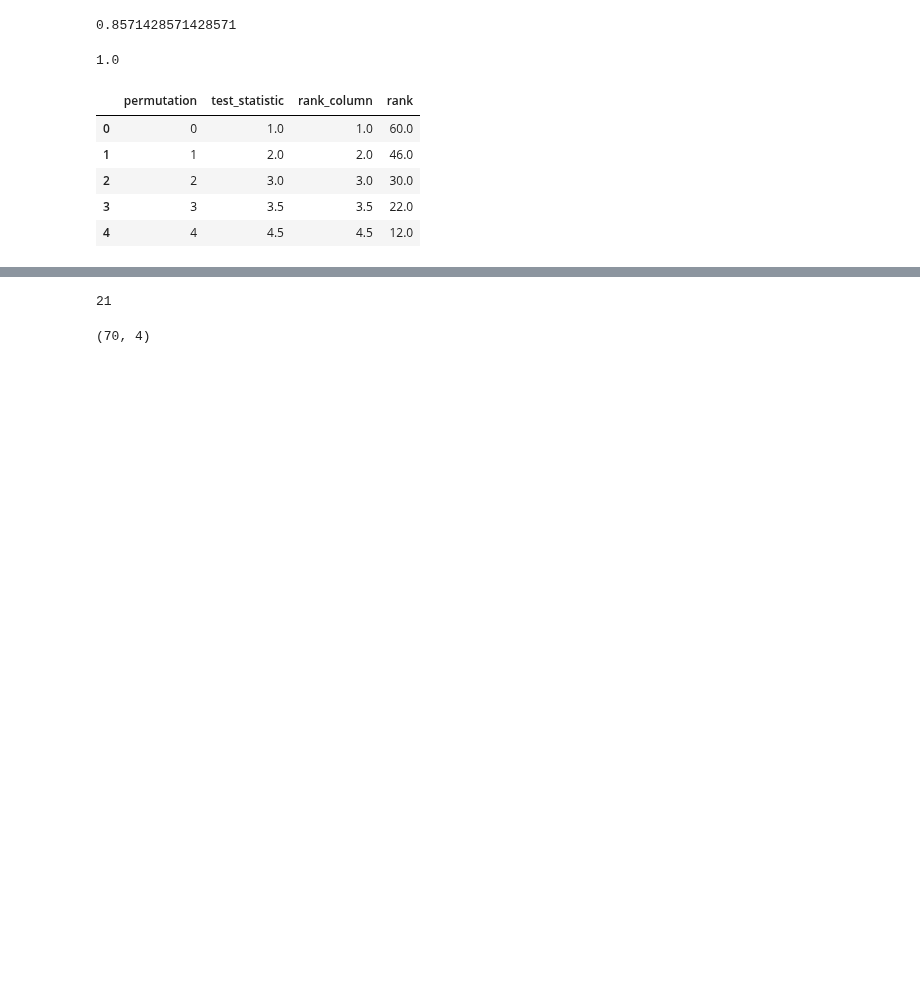
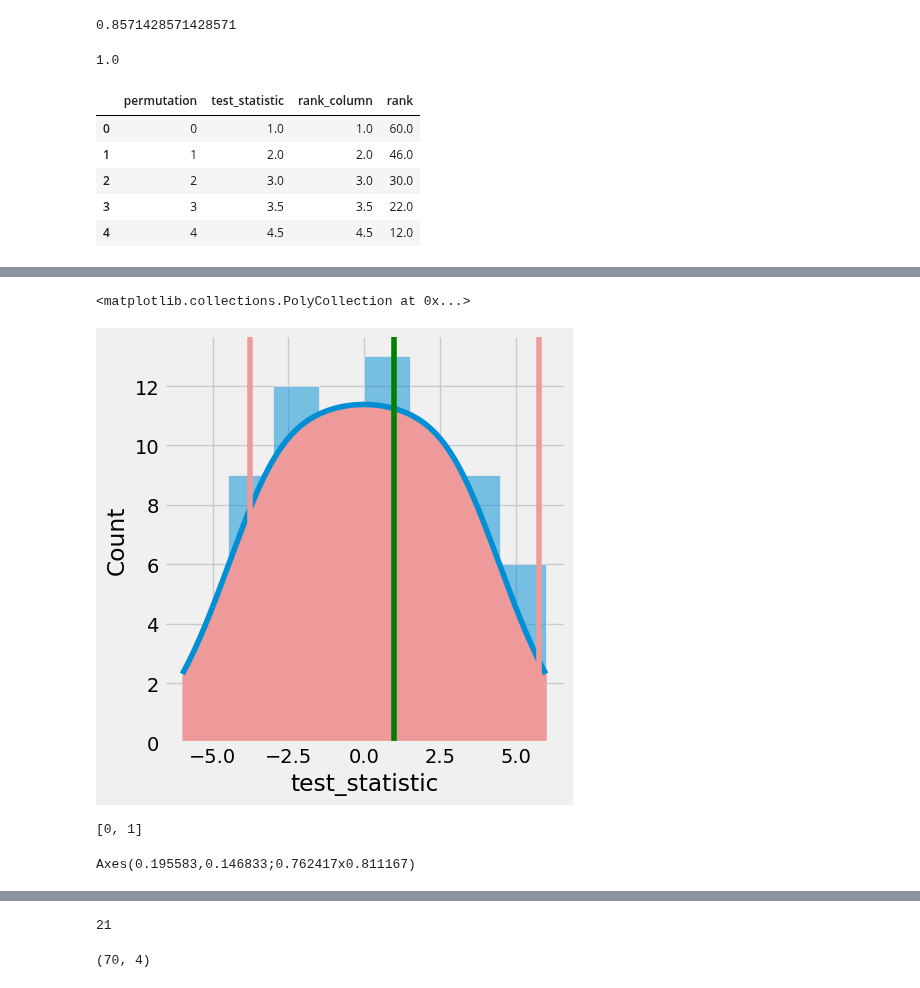
Before and after one commit to dokeeffe87/stats_utils, a Jupyter notebook: notebooks/scratch_work/dev_randomization_inference.ipynb, the cells around one changed output, grey strips where cells are left out. Drawn from its saved outputs; the diff is of its cells as text; code cells hidden in the pictures; blank space fills up the shorter version.

```diff
--- a/notebooks/scratch_work/dev_randomization_inference.ipynb
+++ b/notebooks/scratch_work/dev_randomization_inference.ipynb
@@ -447,0 +712,35 @@ test_run.df_sims.head()
+# %%
+g = sns.displot(data=test_run.df_sims, x='test_statistic', kind='hist', fill=True, kde=True)
+
+kde_x, kde_y = g.ax.lines[0].get_data()
+
+g.ax.axvline(x=test_run.observed_test_statistic, color='green')
+g.ax.axvline(x=test_run.ci[0], color='#EF9A9A')
+g.ax.axvline(x=test_run.ci[1], color='#EF9A9A')
+
+g.ax.fill_between(kde_x, kde_y, where=(kde_x > test_run.ci[0]) | (kde_x < test_run.ci[1]) ,
+                interpolate=True, color='#EF9A9A')
+
+# ax = g.ax
+# ax = plt.gca()
+# kde_x, kde_y = ax.lines[0].get_data()
+
+# p0 = plt.axvline(x=test_run.observed_test_statistic, color='green')
+# p1 = plt.axvline(x=test_run.ci[0], color='#EF9A9A')
+# p2 = plt.axvline(x=test_run.ci[1], color='#EF9A9A')
+
+# ax.fill_between(test_run.ci[0], test_run.ci[1])
+
+# g.ax.fill_between(kde_x, kde_y, where=(kde_x < test_run.ci[0]) | (kde_x > test_run.ci[1]) ,
+#                 interpolate=True, color='#EF9A9A')
+# %% [output]
+<matplotlib.collections.PolyCollection at 0x...>
+[figure, added]
+# %%
+kde_y
+# %% [output]
+[0, 1]
+# %%
+print(g.axes[0,0])
+# %% [output]
+Axes(0.195583,0.146833;0.762417x0.811167)
```
Also changed, not shown: parts of 11 cells of this notebook.
